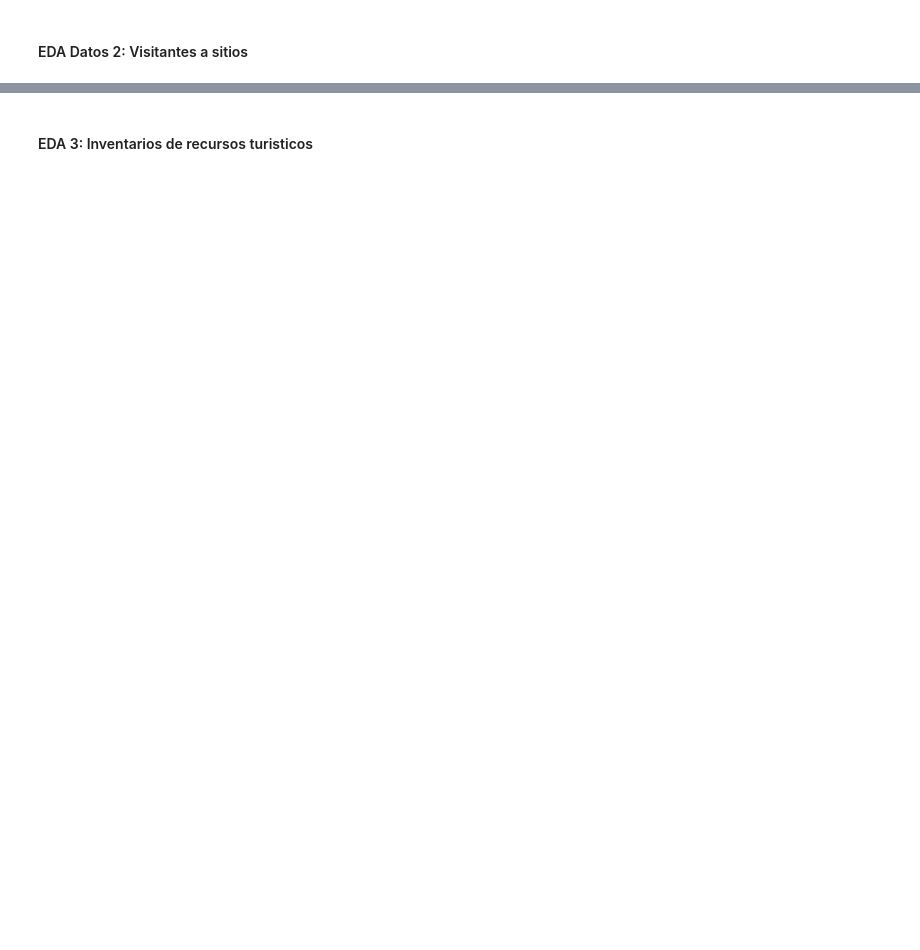
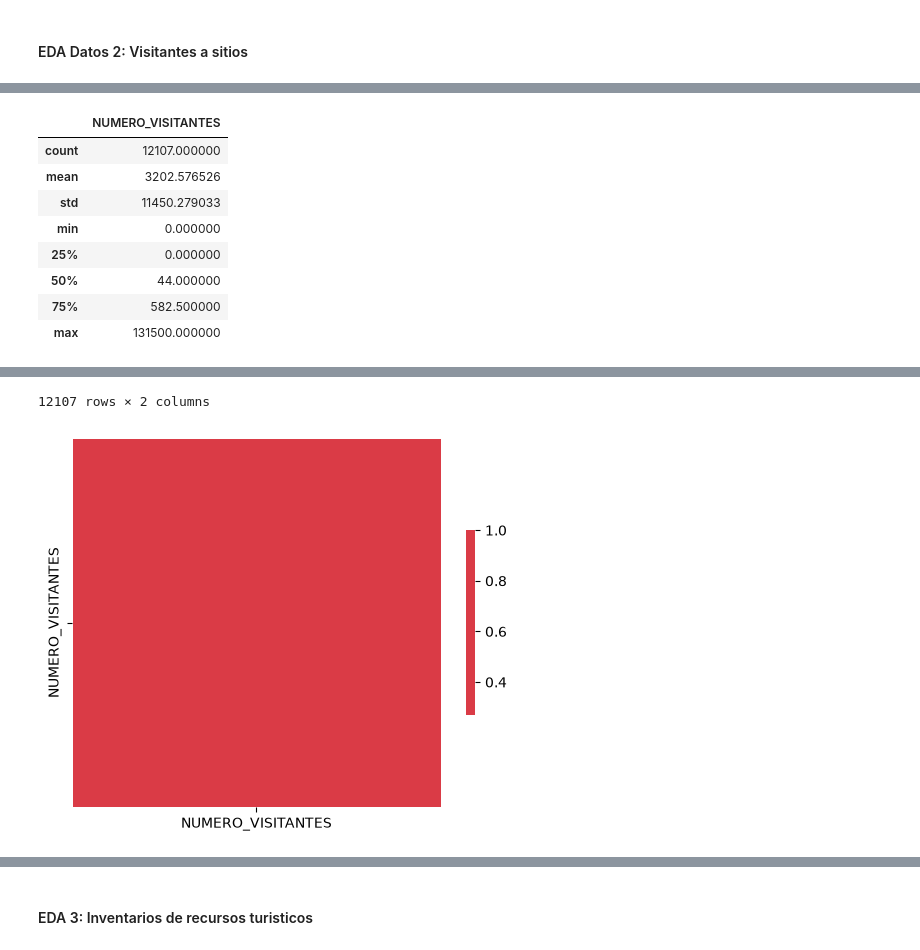
Before and after one commit to jp21bp/DS_Proyectos, a Jupyter notebook: 3_SegmentacionClientes/eda.ipynb, the cells around one changed output, grey strips where cells are left out. Drawn from its saved outputs; the diff is of its cells as text; code cells hidden in the pictures; blank space fills up the shorter version.

Commit message:
EDA datos 2

```diff
--- a/3_SegmentacionClientes/eda.ipynb
+++ b/3_SegmentacionClientes/eda.ipynb
@@ -259,3 +261,6 @@ Analisis por columna:
         * Pero no cambia el hecho que la mayoria tienen 0 visitantes
 # %% [markdown]
 #### EDA Datos 2: Visitantes a sitios
+# %%
+df_2 = pd.read_csv(nom_2)
+df_2.head()
@@ -261,0 +274,18 @@ Analisis por columna:
+# %%
+##### Resumen breve
+df_2.info()
+# df_2['TIPO_VISITANTE'].value_counts() #3: nacional, extranjero, total
+# df_2['DEPARTAMENTO'].value_counts()
+# len(df_2['DEPARTAMENTO'].value_counts().to_list())  #25
+# len(df_2['SITIO_TURISTICO'].value_counts().to_list())   #156
+
+##### Eliminando datos no necesarias
+#### ELiminando columnas
+df_2 = df_2.drop(columns=['ï»¿FECHA_CORTE', 'MES'])
+
+#### Eliminando filas
+df_2 = df_2[df_2['TIPO_VISITANTE'] == 'EXTRANJERO']
+    # Despues de decir que todos los tipos son extranjeros,
+            # se puede eliminar 'TIPO_VISITANTES'
+
+df_2 = df_2.drop(columns=['TIPO_VISITANTE'])
@@ -261,0 +308,7 @@ Analisis por columna:
+# %%
+###### Separando variables categoricales y numericas
+df_2.info()
+cuant_vars_2 = ['NUMERO_VISITANTES']
+cual_vars_2 = list(set(df_2.columns)- set(cuant_vars_2))
+print(cuant_vars_2)
+print(cual_vars_2)
@@ -261,0 +330,23 @@ Analisis por columna:
+# %%
+##### Analisis de datos cuantitativos
+display(df_2[cuant_vars_2].describe())
+
+##### Correlacion
+cmap = sns.diverging_palette(220, 10, as_cmap=True)
+sns.heatmap(df_2[cuant_vars_2].corr(),vmax=.3, center=0, cmap=cmap,
+            square=True, linewidths=.5, cbar_kws={"shrink": .5})
+    # Tecniamente no sirve correlacion pq solo hay una variable
+            # realmente numerica
+        # El resto de los variables son IDs
+
+# df_2[['NUMERO_VISITANTES', 'SITIO_TURISTICO']].sort_values(by='NUMERO_VISITANTES', ascending=False)
+# %% [output]
+|  | NUMERO_VISITANTES |
+| count | 12107.000000 |
+| mean | 3202.576526 |
+| std | 11450.279033 |
+| min | 0.000000 |
+| 25% | 0.000000 |
+| 50% | 44.000000 |
+| 75% | 582.500000 |
+| max | 131500.000000 |
@@ -261,0 +365,2 @@ Analisis por columna:
+12107 rows × 2 columns
+[figure, added]
```
Also changed, not shown: parts of 10 cells of this notebook.
